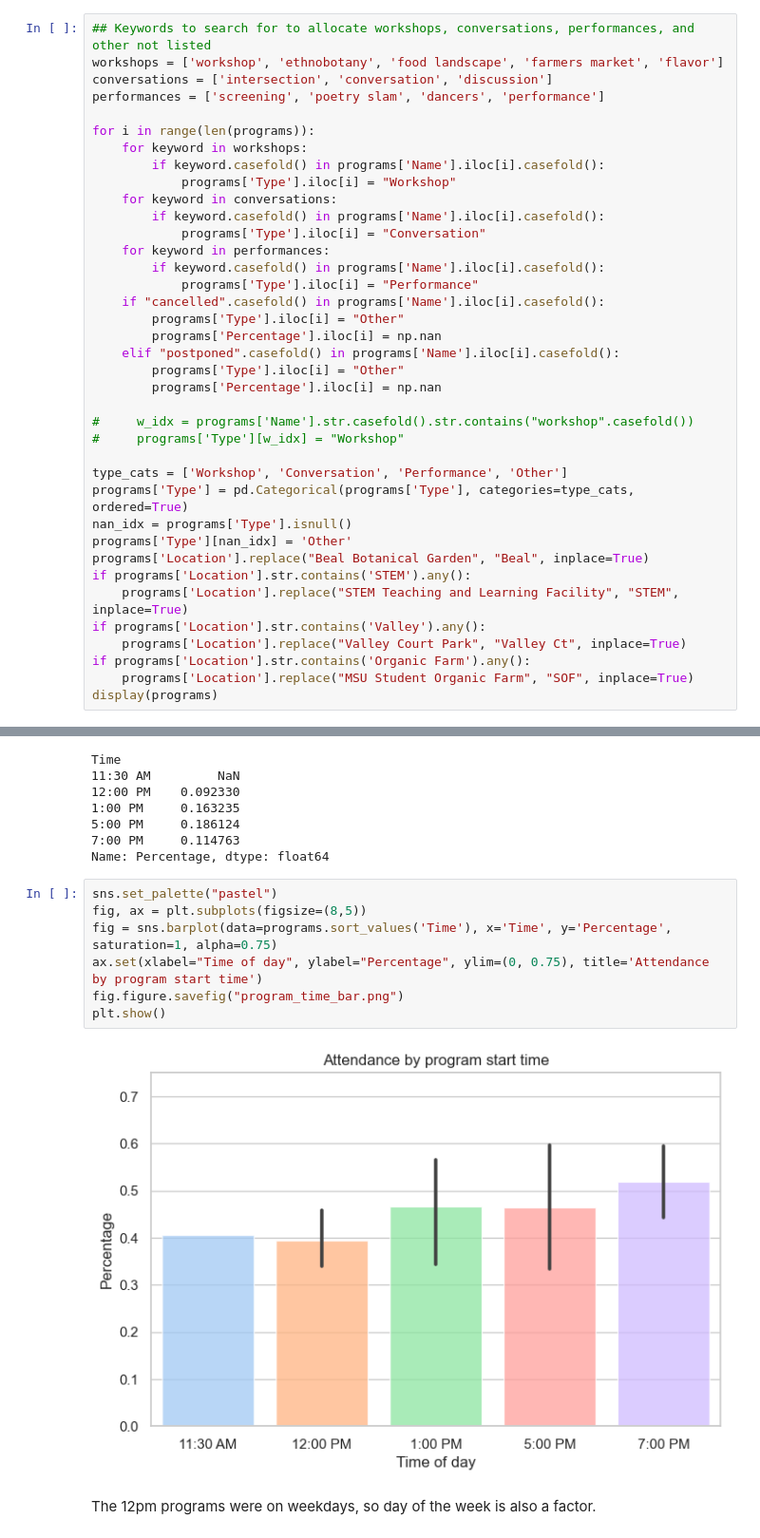
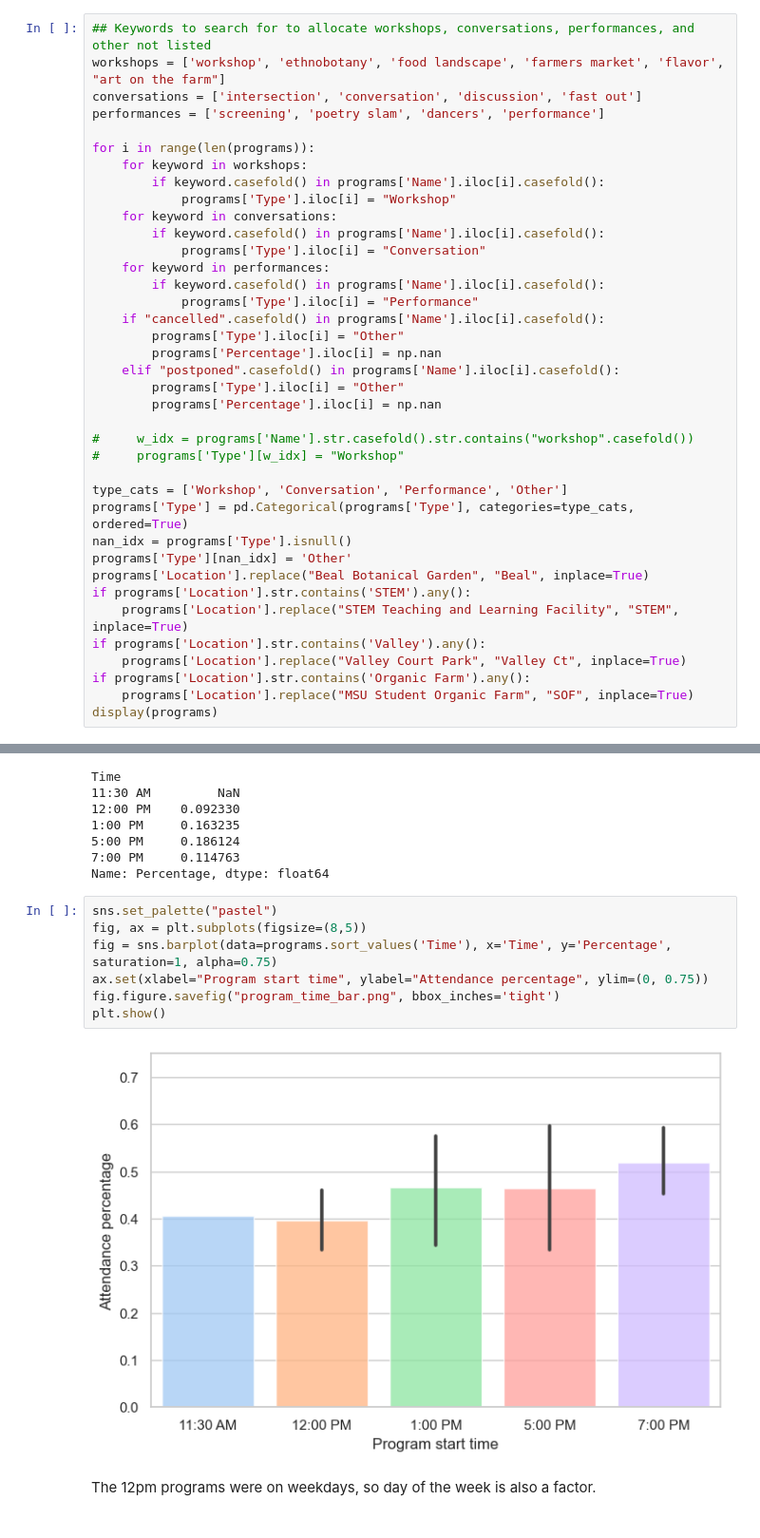
Before and after one commit to abigailStev/altru-shenanigans, a Jupyter notebook: quant_sandbox-foodfight.ipynb, the cells around one changed output, grey strips where cells are left out. Shown at 95% size. Saved outputs shown, nothing was run; the diff lists cells and outputs as text.

```diff
--- a/quant_sandbox-foodfight.ipynb
+++ b/quant_sandbox-foodfight.ipynb
@@ -140,8 +140,8 @@ None
 In order to do analysis about workshops, conversations, and performances, we need to allocate the 'Type' of program based on keywords in the title. Change these if you need to, and make them specific as needed to get this to work right.
 # %%
 ## Keywords to search for to allocate workshops, conversations, performances, and other not listed
-workshops = ['workshop', 'ethnobotany', 'food landscape', 'farmers market', 'flavor']
-conversations = ['intersection', 'conversation', 'discussion']
+workshops = ['workshop', 'ethnobotany', 'food landscape', 'farmers market', 'flavor', "art on the farm"]
+conversations = ['intersection', 'conversation', 'discussion', 'fast out']
 performances = ['screening', 'poetry slam', 'dancers', 'performance']
 
 for i in range(len(programs)):
@@ -368,12 +368,12 @@ Name: Percentage, dtype: float64
 # %%
 sns.set_palette("pastel")
 fig, ax = plt.subplots(figsize=(8,5))
 fig = sns.barplot(data=programs.sort_values('Time'), x='Time', y='Percentage', saturation=1, alpha=0.75)
-ax.set(xlabel="Time of day", ylabel="Percentage", ylim=(0, 0.75), title='Attendance by program start time')
-fig.figure.savefig("program_time_bar.png")
+ax.set(xlabel="Program start time", ylabel="Attendance percentage", ylim=(0, 0.75))
+fig.figure.savefig("program_time_bar.png", bbox_inches='tight')
 plt.show()
 # %% [output]
-[figure, old version]
+[figure, new version]
 # %% [markdown]
 The 12pm programs were on weekdays, so day of the week is also a factor.
 # %% [markdown]
```
Also changed, not shown: parts of 15 cells of this notebook.
